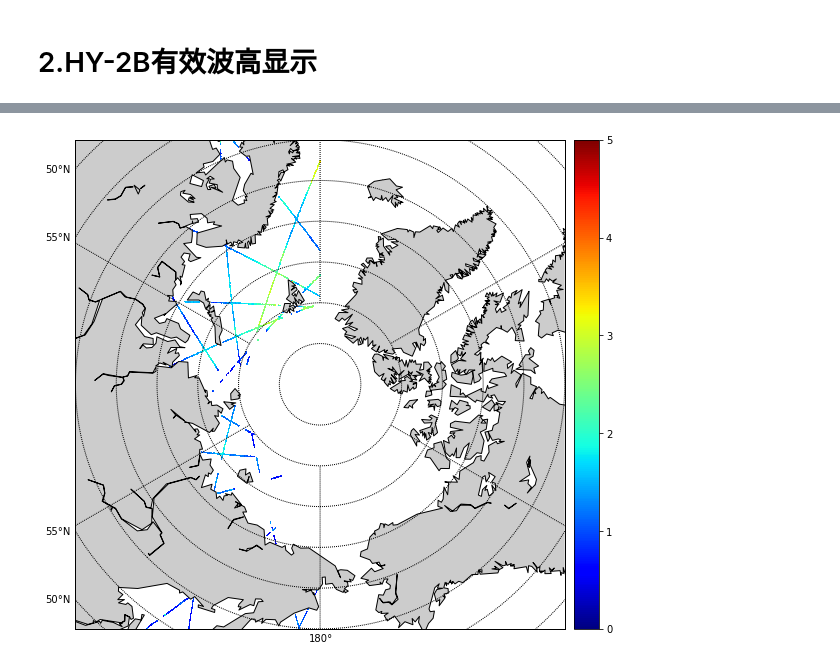
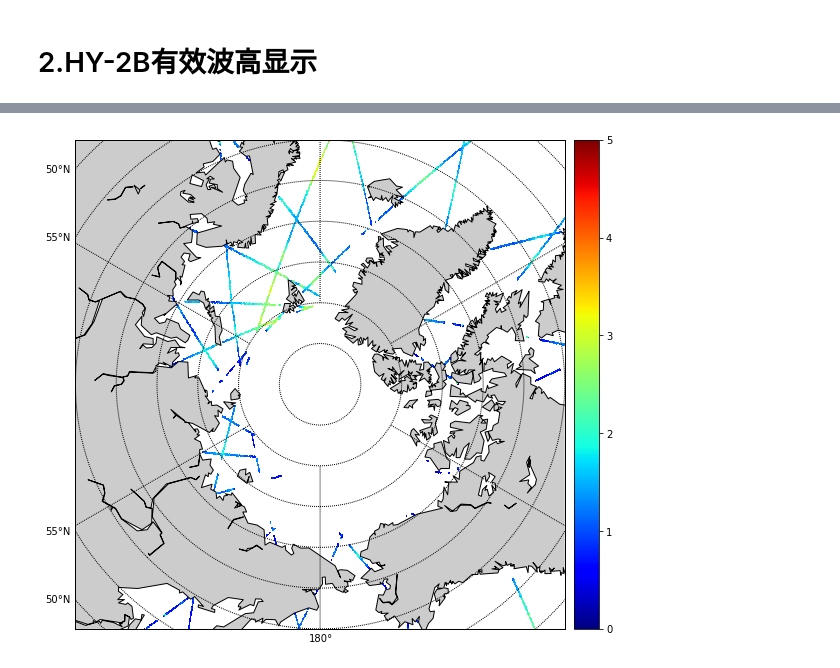
Before and after one commit to LittlematchLM/remote_sensing, a Jupyter notebook: plot_swh_icesat2_npaeqd.ipynb, the cells around one changed output, grey strips where cells are left out. Cells and saved outputs as stored; diff of their text form; code cells hidden in the pictures.

```diff
--- a/plot_swh_icesat2_npaeqd.ipynb
+++ b/plot_swh_icesat2_npaeqd.ipynb
@@ -204,9 +183,32 @@ plt.close()
+# %%
+transformer = pyproj.Transformer.from_crs(crs,crs2)
+hy_projlats_west,hy_projlons_west = transformer.transform(hy_lat_array_west,hy_lon_array_west)
+# %%
+
+hy_nlat_west, hy_nlon_west =(hy_projlats.max()-hy_projlats.min())/resolution, (hy_projlons.max() - hy_projlons.min())/resolution
+hy_nlat_west = np.int(hy_nlat_west)
+hy_nlon_west = np.int(hy_nlon_west)
+hy_swh_grid_west = np.full(shape=(hy_nlon_west,hy_nlat_west), fill_value=np.nan)
+
+hy_swh_grid_num_west = np.zeros((hy_nlon,hy_nlat))
+# %%
+for i in range(len(hy_swhc_array_masked)):
+    x = int(hy_projlons_west[i]/resolution)
+    y = int(hy_projlats_west[i]/resolution)
+    if hy_swh_grid_num_west[x][y] == 0:
+        hy_swh_grid_west[x][y] = hy_swhc_array_masked[i]
+        hy_swh_grid_num_west[x][y] += 1
+    else:
+        hy_swh_grid_west[x][y] += hy_swhc_array_masked[i]
+        hy_swh_grid_num_west[x][y] += 1
+hy_swh_grid_west = hy_swh_grid_west / hy_swh_grid_num_west
 # %%
 # 校准y坐标
-hy_x = np.arange(hy_nlat)
-hy_y = np.arange(hy_nlon)
-hy_xx , hy_yy = np.meshgrid(hy_x * resolution, hy_y * resolution)
+hy_x_west = np.arange(hy_nlat_west)
+hy_y_west = np.arange(hy_nlon_west)
+hy_xx_west , hy_yy_west = np.meshgrid(hy_x_west * resolution, hy_y_west * resolution)
 
 # 将xx,yy转换回坐标形式
 transformer_back = pyproj.Transformer.from_crs(crs2,crs)
-hy_y_map, hy_x_map = transformer_back.transform(hy_xx , hy_yy)
+hy_y_map_west, hy_x_map_west = transformer_back.transform(hy_xx_west , hy_yy_west)
+hy_x_map_west = hy_x_map_west-180
@@ -219,20 +215,23 @@ plt.show()
 # %%
 plt.figure(1,figsize=(16, 9))
 # hy_m = Basemap(projection='cyl', llcrnrlat=-90, urcrnrlat=90, llcrnrlon=0, urcrnrlon=360, resolution='c')
 hy_m = Basemap(projection='npaeqd', boundinglat=60, lon_0=180, resolution='c')
+
 hy_xi, hy_yi = hy_m(hy_x_map, hy_y_map)
+hy_xi_west ,hy_yi_west = hy_m(hy_x_map_west, hy_y_map_west)
 
 # Draw the scatterplot
 h = hy_m.pcolor(hy_xi ,hy_yi, data=hy_swh_grid, cmap=plt.cm.jet,vmin=0, vmax=5)
+h2 = hy_m.pcolor(hy_xi_west ,hy_yi_west, data=hy_swh_grid_west, cmap=plt.cm.jet,vmin=0, vmax=5)
 hy_m.colorbar(location='right')
 # plt.cm.ScalarMappable.set_clim(h, vmin=0, vmax=10)
 
 hy_m.drawcoastlines()
 hy_m.fillcontinents()
 hy_m.drawmapboundary()
 hy_m.drawparallels(np.arange(-90., 120., 5.), labels=[1, 0, 0, 0])
 hy_m.drawmeridians(np.arange(-180., 180., 60.), labels=[0, 0, 0, 1])
 
 plt.show(1)
 # %% [output]
-[figure, old version]
+[figure, new version]
```
Also changed, not shown: parts of 25 cells of this notebook, 3 other files.
